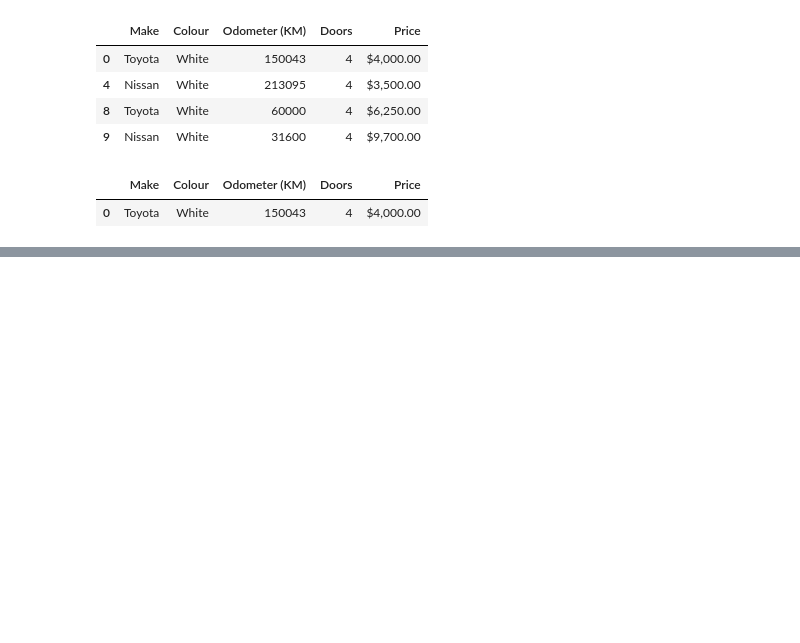
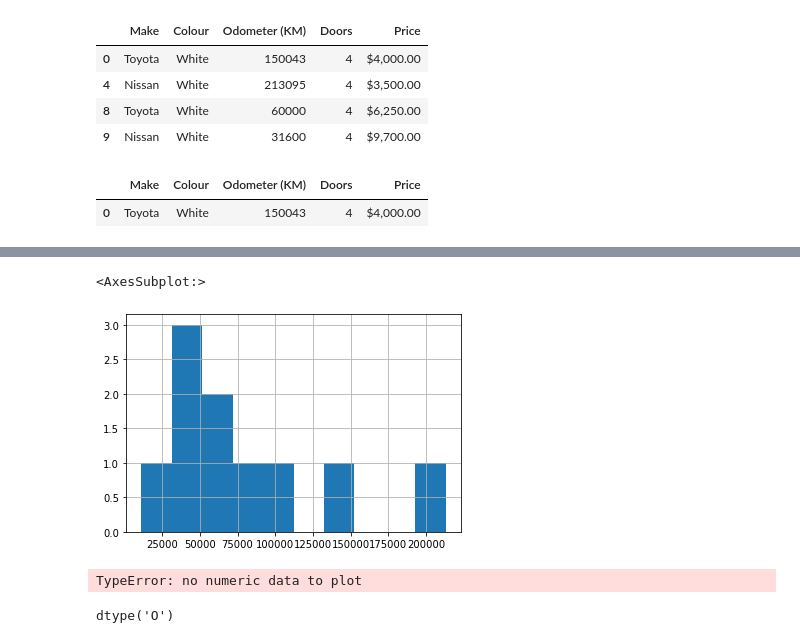
Before and after one commit to edwardsmoses/first-machine-learning-project, a Jupyter notebook: learningPandas.ipynb, the cells around one changed output, grey strips where cells are left out. Drawn from its saved outputs; the diff is of its cells as text; code cells hidden in the pictures; blank space fills up the shorter version.

```diff
--- a/learningPandas.ipynb
+++ b/learningPandas.ipynb
@@ -559,0 +650,13 @@ car_sales[(car_sales["Odometer (KM)"] > 100000) & (car_sales["Make"] == "Toyota"
+# %%
+car_sales["Odometer (KM)"].hist()
+# %% [output]
+<AxesSubplot:>
+[figure, added]
+# %%
+car_sales.Price.plot()
+# %% [output]
+TypeError: no numeric data to plot
+# %%
+car_sales.Price.dtype
+# %% [output]
+dtype('O')
```
Also changed, not shown: parts of 13 cells of this notebook.
